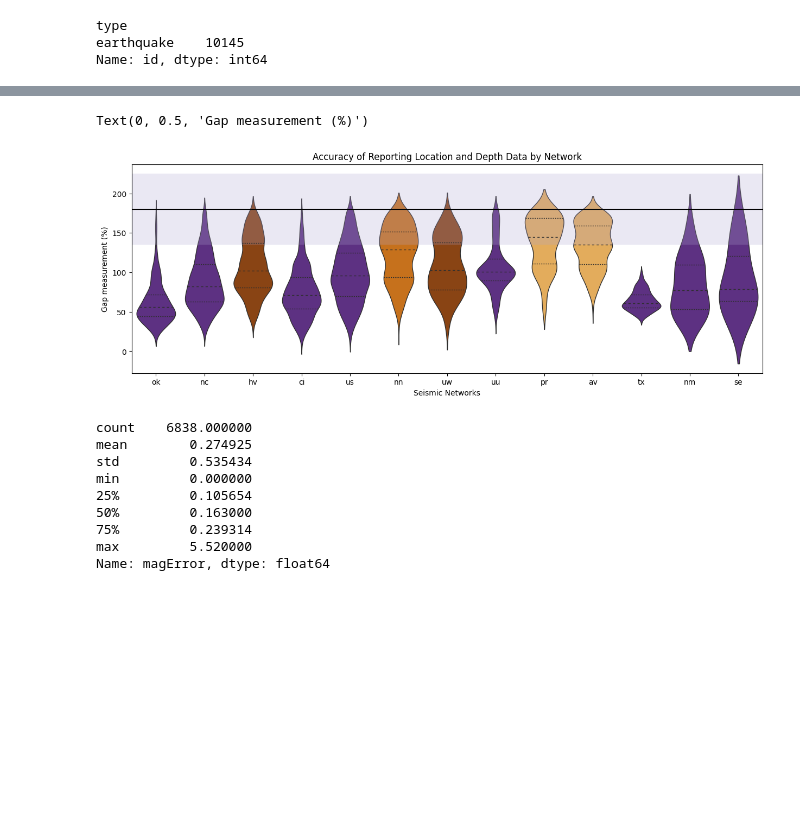
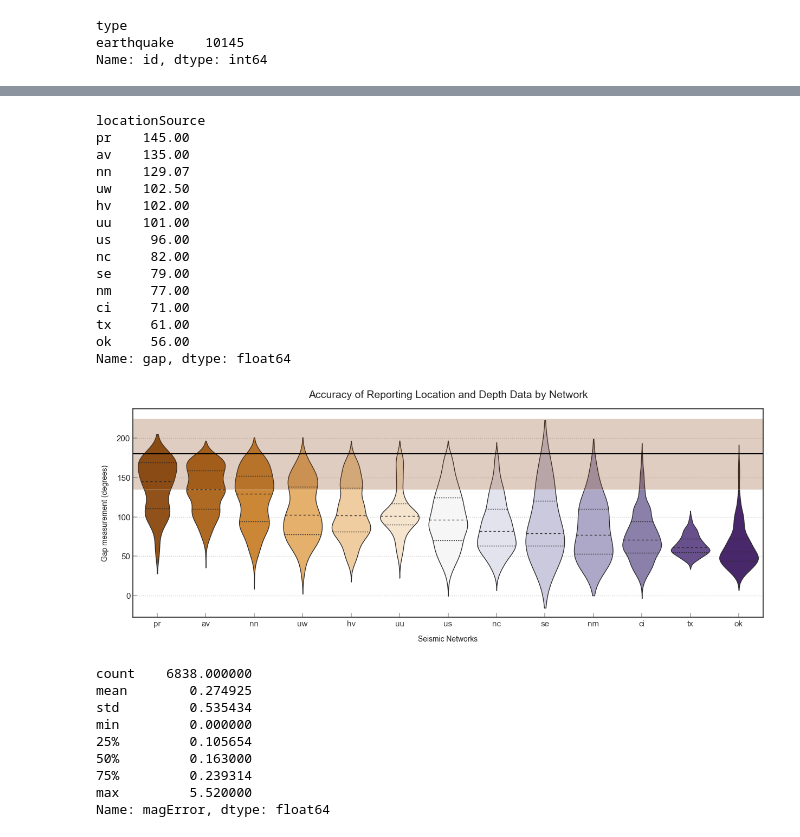
Before and after one commit to Korrin-F/tDA_Eathquake_Data_Analysis, a Jupyter notebook: earthquake_analysis.ipynb, the cells around one changed output, grey strips where cells are left out. Drawn from its saved outputs; the diff is of its cells as text; code cells hidden in the pictures; blank space fills up the shorter version.

```diff
--- a/earthquake_analysis.ipynb
+++ b/earthquake_analysis.ipynb
@@ -123,36 +179,51 @@ Name: gap, dtype: int64
 # %%
+#-------------------------------------------
+# creating a more informative version of the chart above
+# this chart now shows the volume of entries per gap measurment per network
+#-------------------------------------------
+
 # remove any rows containing 'ak' in location source column
+# this is because I noticed that the ak network had no data
 earthquake_gap = earthquake_gap_iso[(earthquake_gap_iso['locationSource'] != 'ak')]
 
-# create a violin plot showing the gap column grouped by location source
-purple = ['#5e238f',  '#5e238f',  '#5e238f',  '#5e238f', '#5e238f',  '#5e238f', '#5e238f', '#5e238f', '#5e238f',  '#5e238f',  '#5e238f',  '#5e238f',  '#5e238f']
-orange = ['#df9c20']
-# change purple[8] to '#df9c20'
-#purple[10] = '#7c62aa'
-purple[8] = '#fab045'
-purple[9] = '#fab045'
-purple[6] = '#9d4100'
-purple[5] = '#e27100'
-purple[2] = '#9d4100'
 
 plt.figure(figsize=(15,5))
 
-ax = sns.violinplot(x='locationSource', y='gap', data=earthquake_gap, palette=purple, bw_method = 0.05, inner='quartile', linewidth=1, scale='width')
+
+ldn = sns.violinplot(x='locationSource', y='gap', data=earthquake_gap, palette='PuOr',  inner='quartile', linewidth=1, scale='width', order= ['pr','av','nn', 'uw', 'hv','uu','us','nc','se','nm','ci','tx','ok'] )
 
 # plot a horizontal line at 180 degrees
 plt.axhline(y=180, color='black', linestyle='-')
 
-
-# draw a transparent red rectangle above and below 180 degrees by 25%
-ax.axhspan(180*.75, (180*.25)+180, facecolor='#afa5d1', alpha=0.25)
+# draw a transparent orange rectangle above and below 180 degrees by 25%
+ldn.axhspan(180*.75, (180*.25)+180, facecolor='#7f3b07', alpha=0.25)
 
 # adding labels and title
-ax.set_title('Accuracy of Reporting Location and Depth Data by Network')
-ax.set_xlabel('Seismic Networks')
-ax.set_ylabel('Gap measurement (%)')
+ldn.set_title('Accuracy of Reporting Location and Depth Data by Network', pad=15, fontsize=14)
+ldn.set_xlabel('Seismic Networks', labelpad=10, fontsize=10)
+ldn.set_ylabel('Gap measurement (degrees)',labelpad=10, fontsize=10)
+plt.tick_params('both', color='darkgrey')
+
+# show the median values for each network and sort in decending order
+# Use this to write out the order of networks in the graph
+earthquake_gap.groupby('locationSource').median()['gap'].sort_values(ascending=False)
 # %% [output]
-Text(0, 0.5, 'Gap measurement (%)')
+locationSource
+pr    145.00
+av    135.00
+nn    129.07
+uw    102.50
+hv    102.00
+uu    101.00
+us     96.00
+nc     82.00
+se     79.00
+nm     77.00
+ci     71.00
+tx     61.00
+ok     56.00
+Name: gap, dtype: float64
-[figure, old version]
+[figure, new version]
 # %%
 #-------------------------------------------
 # Lets look at magnitude data and clean
```
Also changed, not shown: parts of 12 cells of this notebook, 5 other files.
